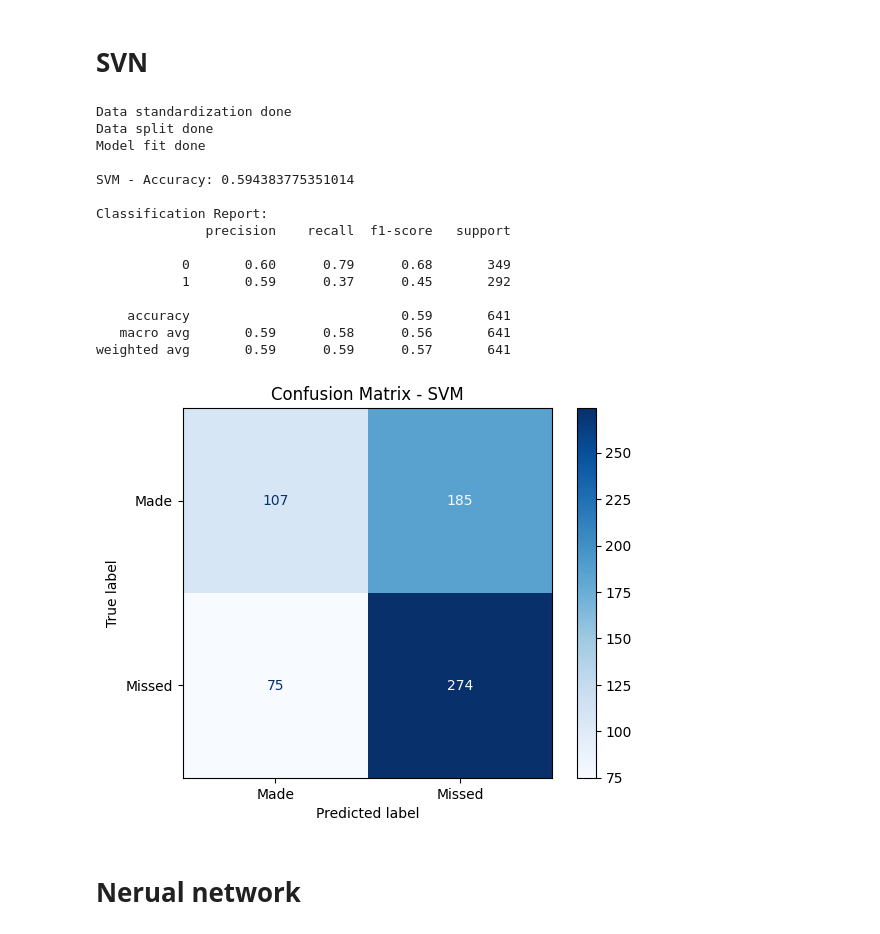
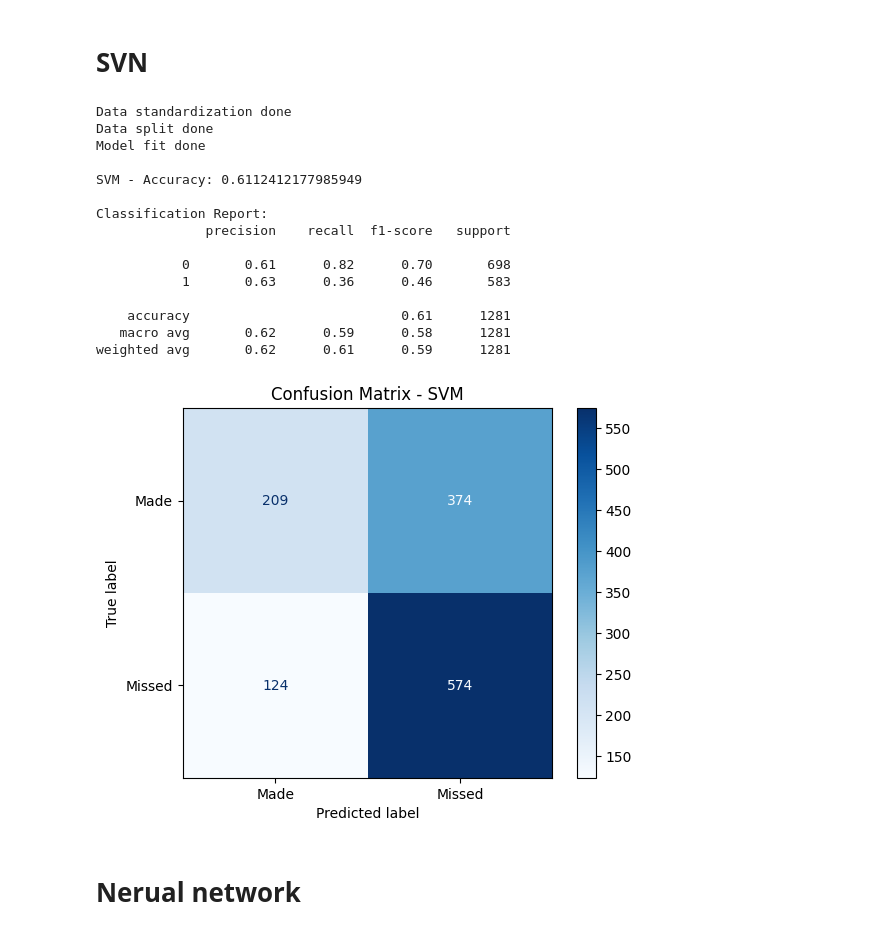
Before and after one commit to markojerkic/uzop-lab3, a Jupyter notebook: clanak.ipynb, the cells around one changed output. Saved outputs shown, nothing was run; the diff lists cells and outputs as text; code cells hidden in the pictures.

```diff
--- a/clanak.ipynb
+++ b/clanak.ipynb
@@ -72,7 +72,7 @@ weighted avg       0.62      0.62      0.61      6404
 # SVN
 # %%
 encoder = LabelEncoder()
-df = df.sample(frac=.1, random_state=42)
+df = df.sample(frac=.2, random_state=42)
 df['CLOSEST_DEFENDER_ENCODED'] = encoder.fit_transform(df['CLOSEST_DEFENDER'])
 
 features = [
@@ -90,40 +90,40 @@ print("Data standardization done")
 X_train, X_test, y_train, y_test = train_test_split(X_scaled, y, test_size=0.05, random_state=42)
 print("Data split done")
 
 # SVM model
 svm_model = SVC(kernel='rbf', C=1.0, gamma='scale')
 svm_model.fit(X_train, y_train)
 print("Model fit done")
 
 y_pred = svm_model.predict(X_test)
 
 print("\nSVM - Accuracy:", accuracy_score(y_test, y_pred))
 
 print("\nClassification Report:")
 print(classification_report(y_test, y_pred))
 
 cm = confusion_matrix(y_test, y_pred, labels=[1, 0])
 disp = ConfusionMatrixDisplay(confusion_matrix=cm, display_labels=["Made", "Missed"])
 disp.plot(cmap="Blues")
 plt.title("Confusion Matrix - SVM")
 plt.show()
 # %% [output]
 Data standardization done
 Data split done
 Model fit done
 
-SVM - Accuracy: 0.594383775351014
+SVM - Accuracy: 0.6112412177985949
 
 Classification Report:
               precision    recall  f1-score   support
 
-           0       0.60      0.79      0.68       349
-           1       0.59      0.37      0.45       292
+           0       0.61      0.82      0.70       698
+           1       0.63      0.36      0.46       583
 
-    accuracy                           0.59       641
-   macro avg       0.59      0.58      0.56       641
-weighted avg       0.59      0.59      0.57       641
+    accuracy                           0.61      1281
+   macro avg       0.62      0.59      0.58      1281
+weighted avg       0.62      0.61      0.59      1281
-[figure, old version]
+[figure, new version]
 # %% [markdown]
 # Nerual network
 # %%
```
Also changed, not shown: parts of 2 cells of this notebook.
